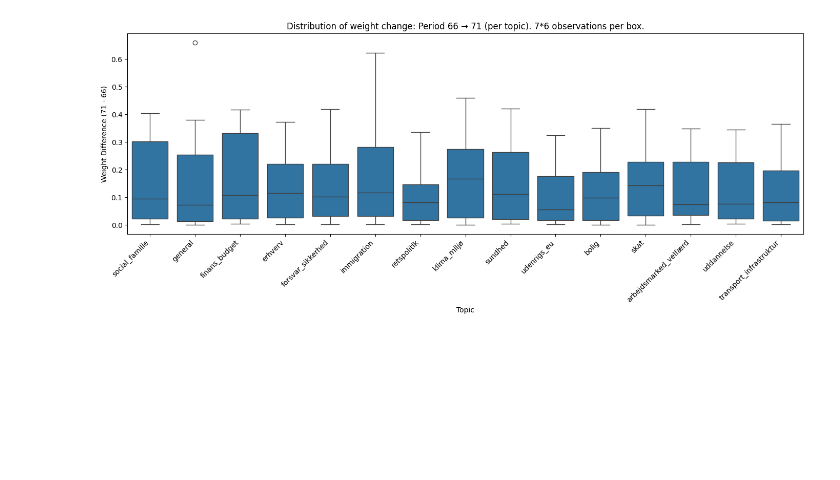
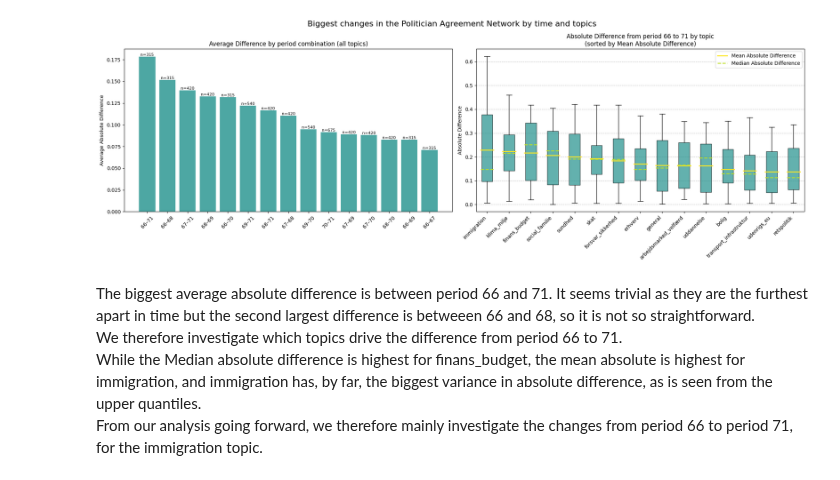
Before and after one commit to Somon8/social_graphs_25, a Jupyter notebook: final-project/p5a_find_the_gold.ipynb, the cells around one changed output. Drawn from its saved outputs; the diff is of its cells as text; code cells hidden in the pictures; blank space fills up the shorter version.

Commit message:
Biggest Changes in Network

```diff
--- a/final-project/p5a_find_the_gold.ipynb
+++ b/final-project/p5a_find_the_gold.ipynb
@@ -35,12 +20,3 @@ edge_traditional = edge_df[(~overseas_parties_mask) & (~la_66_mask)]
 #Remove self-relations
 self_edges = (edge_traditional['source'] == edge_traditional['target'])
 edge_traditional = edge_traditional[~self_edges]
-# %%
-sns.histplot(
-    data = edge_traditional
-    ,x = "total_votes_shared"
-    ,bins = 30
-    ,log_scale= (True, True)
-)
-
-edge_traditional = edge_traditional[edge_traditional['total_votes_shared']>=100]
@@ -79,16 +22,0 @@ wide
-# %%
-diffs = []
-for a, b in combinations(periods, 2):
-    # Compute difference but set it to NaN if either side is NaN
-    diff = (wide[a] - wide[b]).abs()
-
-    # mask invalid diffs where one or both values were missing
-    invalid_mask = wide[[a, b]].isna().any(axis=1)
-    diff[invalid_mask] = np.nan
-
-    diffs.append(diff)
-
-# Combine while ignoring NaN values
-wide["biggest_change"] = np.nanmax(np.column_stack(diffs), axis=1)
-wide_sorted = wide.sort_values("biggest_change", ascending=False)
-wide_sorted
@@ -135,27 +22,0 @@ wide_sorted
-# %%
-
-# medians = wide_sorted.groupby("topic")["diff_66_71"].mean().sort_values()
-# wide_sorted["topic"] = pd.Categorical(
-#     wide_sorted["topic"],
-#     categories=medians.index,
-#     ordered=True
-# )
-
-
-plt.figure(figsize=(14, 6))
-
-sns.boxplot(
-    data=wide_sorted,
-    x="topic",
-    y="diff_66_71",
-)
-
-plt.xticks(rotation=45, ha="right")
-plt.title("Distribution of weight change: Period 66 → 71 (per topic). 7*6 observations per box.")
-plt.xlabel("Topic")
-plt.ylabel("Weight Difference (71 - 66)")
-
-plt.tight_layout()
-plt.show()
-# %% [output]
-[figure, removed]
@@ -161,0 +197,16 @@ plt.show()
+# %%
+fig, axs = plt.subplots(1, 2, figsize=(20, 7))
+
+plot_topic_change_boxplot(wide, ax = axs[1])
+average_pair_differences(wide, ax = axs[0])
+
+plt.suptitle("Biggest changes in the Politician Agreement Network by time and topics", fontsize = 16)
+plt.tight_layout()
+plt.show()
+# %% [output]
+[figure, added]
+# %% [markdown]
+The biggest average absolute difference is between period 66 and 71. It seems trivial as they are the furthest apart in time but the second largest difference is betweeen 66 and 68, so it is not so straightforward.
+We therefore investigate which topics drive the difference from period 66 to 71.
+While the Median absolute difference is highest for finans_budget, the mean absolute is highest for immigration, and immigration has, by far, the biggest variance in absolute difference, as is seen from the upper quantiles.
+From our analysis going forward, we therefore mainly investigate the changes from period 66 to period 71, for the immigration topic.
```
Also changed, not shown: parts of 11 cells of this notebook.
